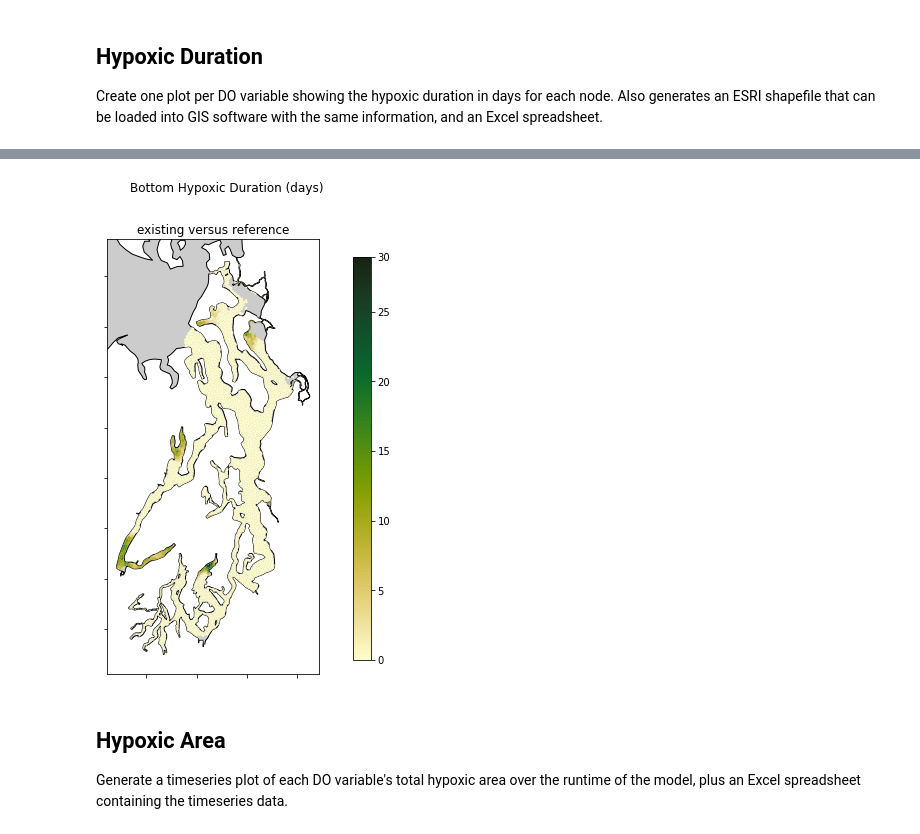
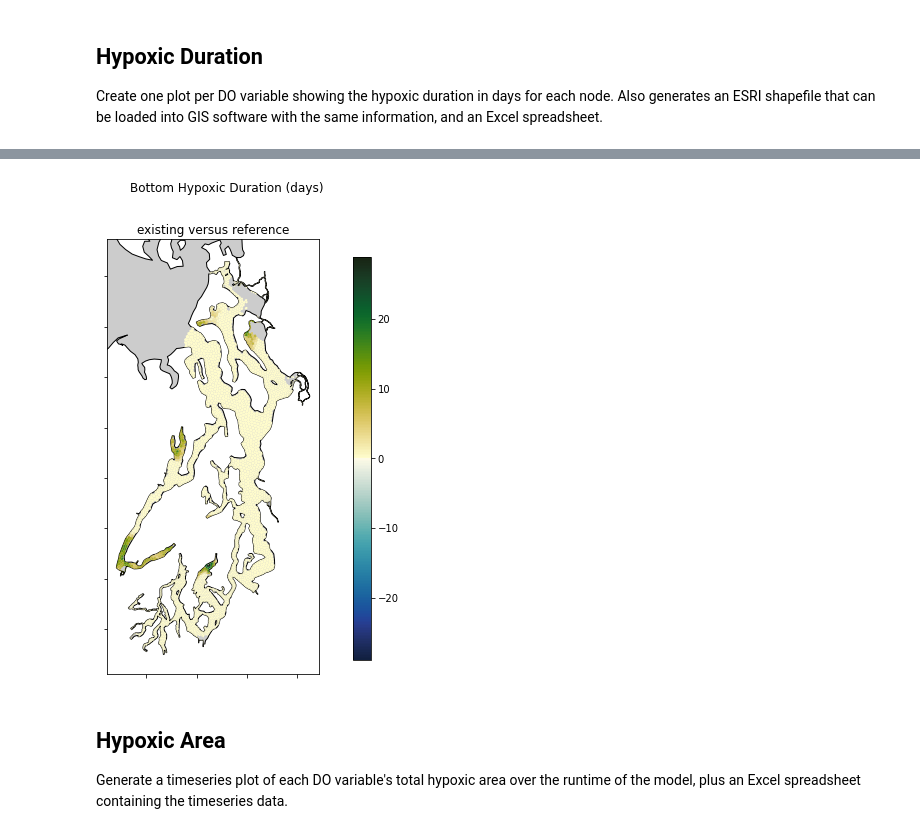
Before and after one commit to bedaro/ssm-analysis, a Jupyter notebook: Bottom DO.ipynb, the cells around one changed output, grey strips where cells are left out. Saved outputs shown, nothing was run; the diff lists cells and outputs as text; code cells hidden in the pictures.

Commit message:
Refactor map_plot etc into common module

```diff
--- a/Bottom DO.ipynb
+++ b/Bottom DO.ipynb
@@ -313,49 +272,33 @@ data.to_excel(out_file("hypox_duration.xlsx"))
 # %%
-# set the colormap and centre the colorbar
-# modified from https://chris35wills.github.io/matplotlib_diverging_colorbar/
-class MidpointNormalize(colors.Normalize):
-    """
-    Normalise the colorbar so that diverging bars work there way either side from a prescribed midpoint value)
-
-    e.g. im=ax1.imshow(array, norm=MidpointNormalize(midpoint=0.,vmin=-100, vmax=100))
-    """
-    def __init__(self, data, midpoint=0, clip=False):
-        self.midpoint = midpoint
-        colors.Normalize.__init__(self, np.min(data), np.max(data), clip)
-
-    def __call__(self, value, clip=None):
-        # I'm ignoring masked values and all kinds of edge cases to make a
-        # simple example...
-        x, y = [self.vmin, self.midpoint, self.vmax], [0, 0.5, 1]
-        return np.ma.masked_array(np.interp(value, x, y), np.isnan(value))
-
 if len(do_variables) > 1:
 
     duration_diffs = [hypoxic_durations[v] - hypoxic_durations[do_variables[0]] for v in do_variables[1:]]
 
     fig, axs = plt.subplots(1, len(do_variables) - 1, figsize=(5*(len(do_variables) - 1), 8))
 
     # For compatibility in the case that there's only a single plot to make
     if len(do_variables) == 2:
         axs = np.array([axs])
+
+    divnorm = colors.CenteredNorm(halfrange=np.max(np.abs(duration_diffs)))
 
     # Make a map of the duration difference between each variable and the control
     for ax, v, t in zip(axs, duration_diffs, do_variable_titles[1:]):
         if ax == axs[-1]:
             # See https://stackoverflow.com/a/13784887/413862 and
             # https://geopandas.org/en/latest/docs/user_guide/mapping.html#creating-a-legend
             fig.subplots_adjust(right=0.8)
             cbar_ax = fig.add_axes([0.85, 0.15, 0.05, 0.7])
             legend_args = { "legend": True, "cax": cbar_ax }
         else:
             legend_args = { "legend": False }
-        d, drop = map_plot(v, f'{t} versus {do_variable_titles[0]}', ax=ax, cmap=cmocean.cm.delta,
-                           norm=MidpointNormalize(duration_diffs), **legend_args)
+        d, drop = au.map_plot(domain, v, f'{t} versus {do_variable_titles[0]}', ax=ax,
+                              cmap=cmocean.cm.delta, norm=divnorm, **legend_args)
 
 fig.suptitle("Bottom Hypoxic Duration (days)")
 fig.savefig(out_file("hypox_duration_compare.png"))
 # %% [output]
-[figure, old version]
+[figure, new version]
 # %% [markdown]
 ## Hypoxic Area
 
```
Also changed, not shown: parts of 9 cells of this notebook, 3 other files.
